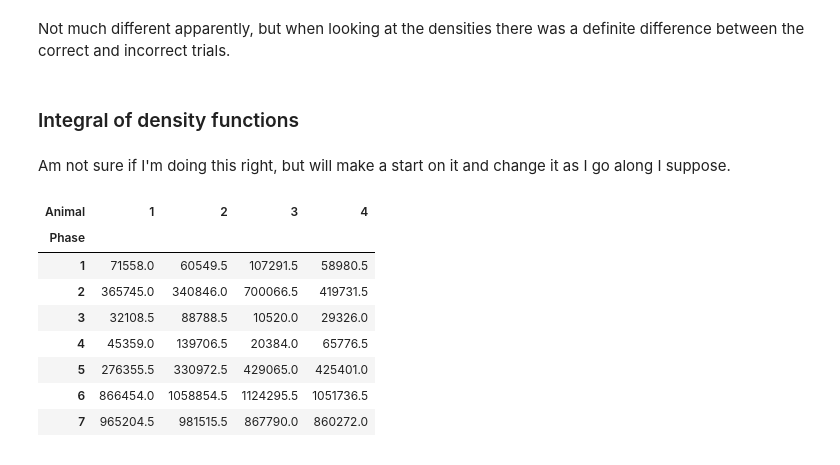
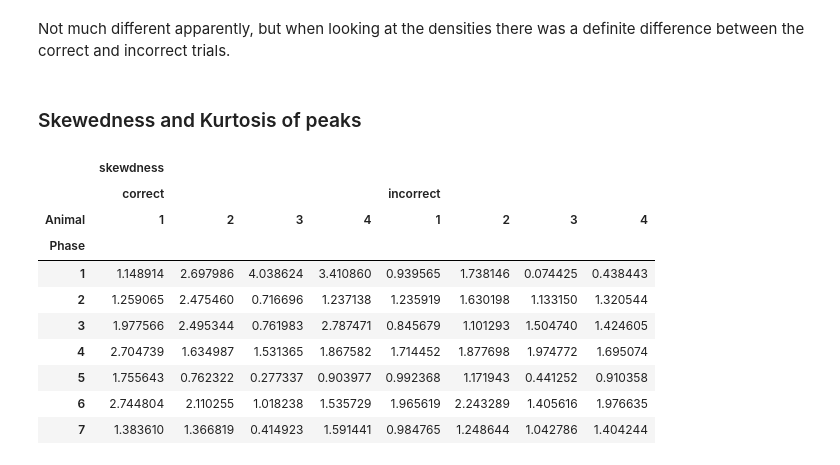
Before and after one commit to estherholleman/An-incremental-training-method-with-automated-extendable-maze-for-training-spatial-behavioral-tasks, a Jupyter notebook: Comparing Reaction Times of Correct and Incorrect Trials.ipynb, the cells around one changed output. Drawn from its saved outputs; the diff is of its cells as text; code cells hidden in the pictures.

```diff
--- a/Comparing Reaction Times of Correct and Incorrect Trials.ipynb
+++ b/Comparing Reaction Times of Correct and Incorrect Trials.ipynb
@@ -223,7 +224,3 @@ iqrAvgAnimalSansDumb.plot(kind="bar", title = "Interquartile Ranges Correct v. I
 [figure]
 # %% [markdown]
 Not much different apparently, but when looking at the densities there was a definite difference between the correct and incorrect trials.
-# %% [markdown]
-###  Integral of density functions
-# %% [markdown]
-Am not sure if I'm doing this right, but will make a start on it and change it as I go along I suppose.
@@ -232,12 +227,18 @@ areaCorrect = rt[correct].stack().groupby(level = ["Phase","Animal"]).apply(np.t
+# %% [markdown]
+### Skewedness and Kurtosis of peaks
+# %%
+skewdness = pd.concat([rt[correct].stack().groupby(level = ["Phase","Animal"]).skew(),rt[incorrect].stack().groupby(level = ["Phase","Animal"]).skew()], axis = 1, keys =[('skewdness', 'correct'), ('skewdness','incorrect')])
 # %%
-areaCorrect.unstack()
+skewdness.unstack()
 # %% [output]
-| Animal | 1 | 2 | 3 | 4 |
-| Phase |  |  |  |  |
-| 1 | 71558.0 | 60549.5 | 107291.5 | 58980.5 |
-| 2 | 365745.0 | 340846.0 | 700066.5 | 419731.5 |
-| 3 | 32108.5 | 88788.5 | 10520.0 | 29326.0 |
-| 4 | 45359.0 | 139706.5 | 20384.0 | 65776.5 |
-| 5 | 276355.5 | 330972.5 | 429065.0 | 425401.0 |
-| 6 | 866454.0 | 1058854.5 | 1124295.5 | 1051736.5 |
-| 7 | 965204.5 | 981515.5 | 867790.0 | 860272.0 |
+|  | skewdness |  |  |  |  |  |  |  |
+|  | correct |  |  |  | incorrect |  |  |  |
+| Animal | 1 | 2 | 3 | 4 | 1 | 2 | 3 | 4 |
+| Phase |  |  |  |  |  |  |  |  |
+| 1 | 1.148914 | 2.697986 | 4.038624 | 3.410860 | 0.939565 | 1.738146 | 0.074425 | 0.438443 |
+| 2 | 1.259065 | 2.475460 | 0.716696 | 1.237138 | 1.235919 | 1.630198 | 1.133150 | 1.320544 |
+| 3 | 1.977566 | 2.495344 | 0.761983 | 2.787471 | 0.845679 | 1.101293 | 1.504740 | 1.424605 |
+| 4 | 2.704739 | 1.634987 | 1.531365 | 1.867582 | 1.714452 | 1.877698 | 1.974772 | 1.695074 |
+| 5 | 1.755643 | 0.762322 | 0.277337 | 0.903977 | 0.992368 | 1.171943 | 0.441252 | 0.910358 |
+| 6 | 2.744804 | 2.110255 | 1.018238 | 1.535729 | 1.965619 | 2.243289 | 1.405616 | 1.976635 |
+| 7 | 1.383610 | 1.366819 | 0.414923 | 1.591441 | 0.984765 | 1.248644 | 1.042786 | 1.404244 |
```
Also changed, not shown: parts of 20 cells of this notebook.
